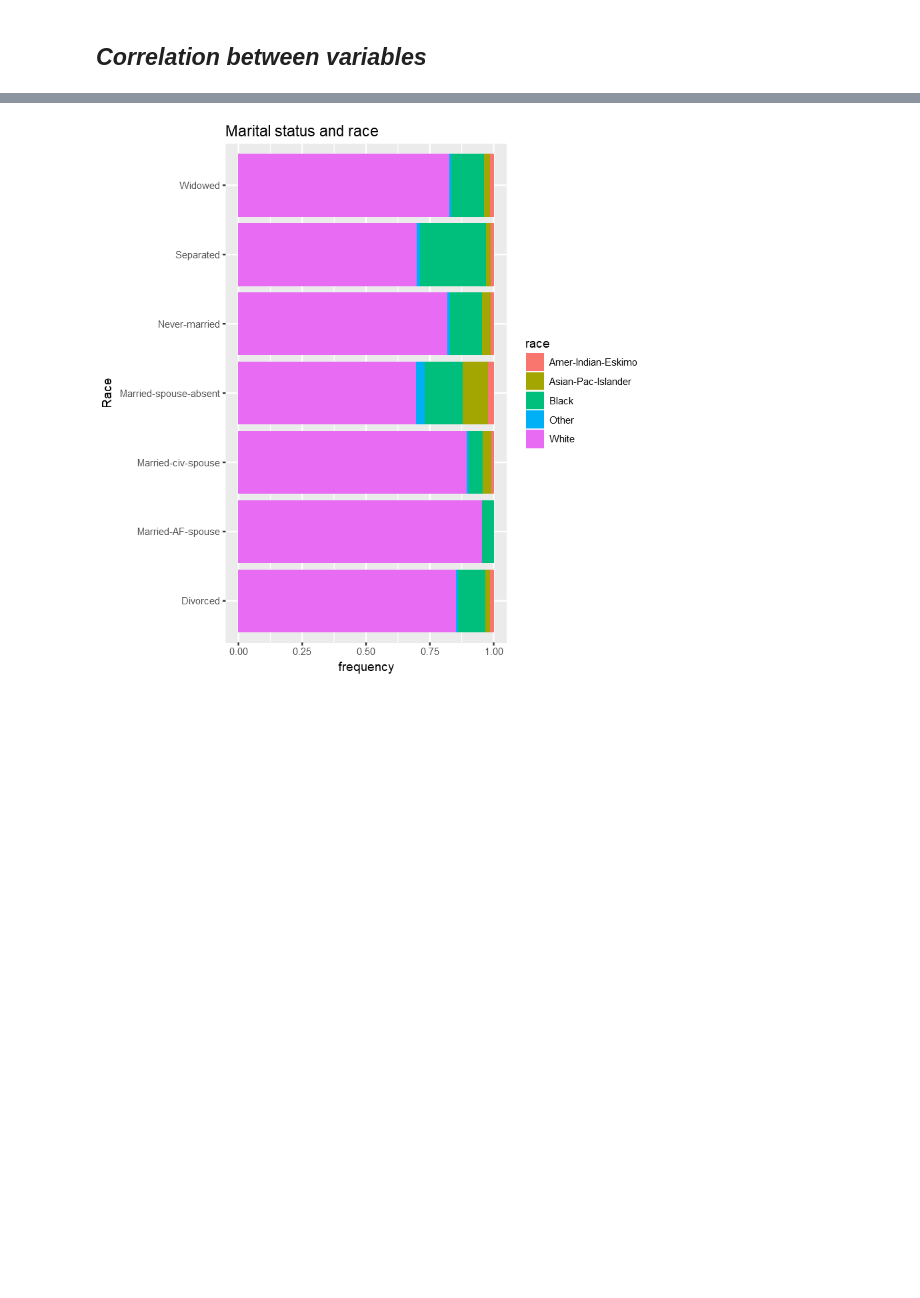
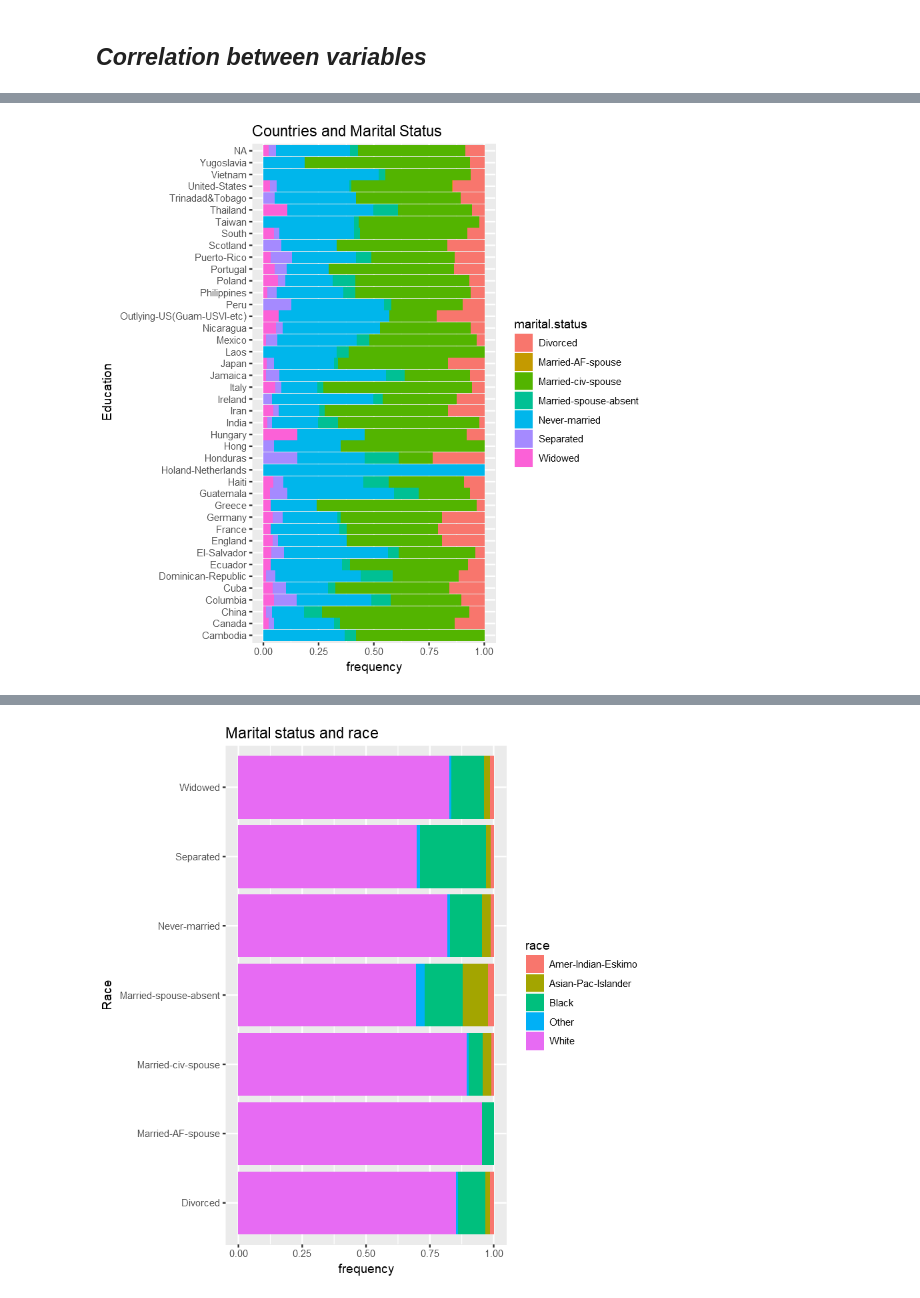
Before and after one commit to MElHuseyni/Predict-Income-using-US-Census-Data, a Jupyter notebook: Exploratory Data Analysis in R.ipynb, the cells around one changed output, grey strips where cells are left out. Saved outputs shown, nothing was run; the diff lists cells and outputs as text; code cells hidden in the pictures; blank space fills up the shorter version.

```diff
--- a/Exploratory Data Analysis in R.ipynb
+++ b/Exploratory Data Analysis in R.ipynb
@@ -471,0 +443,8 @@ theme(axis.text.x = element_text(angle = 90)) + ggtitle("Relationship")
+# %%
+ggplot(adult, aes(native.country, fill = marital.status )) +
+  geom_bar(position = "fill")+ coord_flip() +
+  ggtitle('Countries and Marital Status')+
+  xlab('Education') +
+  ylab('frequency')
+# %% [output]
+[figure, added]
```
Also changed, not shown: parts of 52 cells of this notebook, 2 other files.
